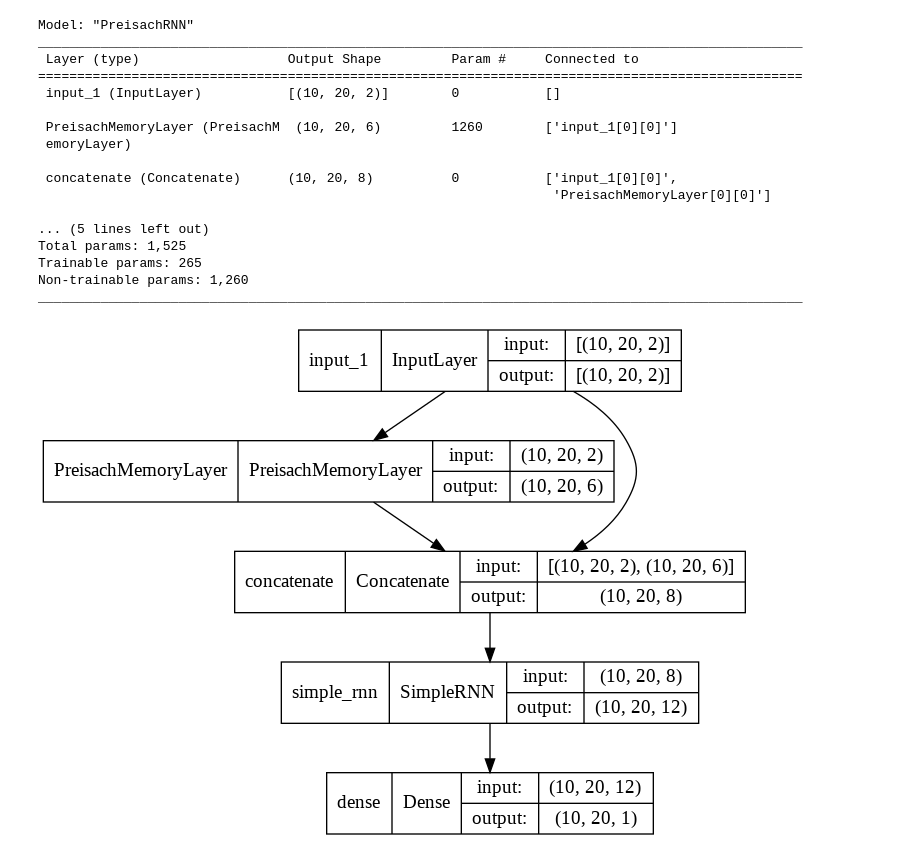
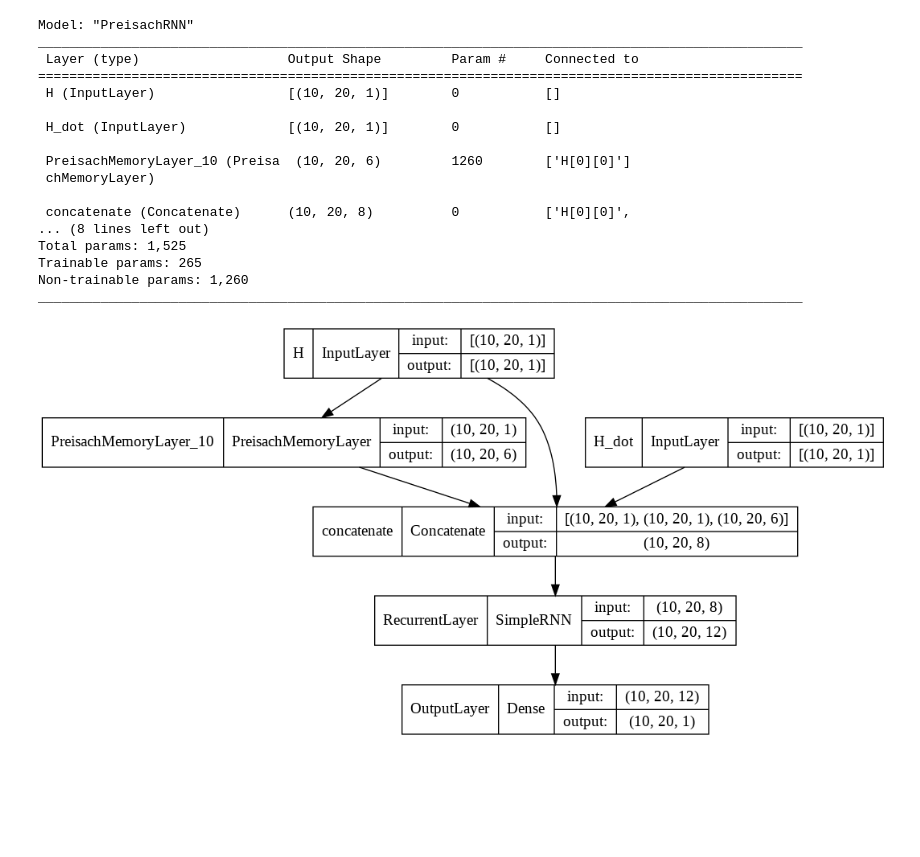
Before and after one commit to olivieromassi/Hysteresis-Modelling-with-Neural-Networks, a Jupyter notebook: Architectures/PreisachRNN.ipynb, the cells around one changed output. Saved outputs shown, nothing was run; the diff lists cells and outputs as text; code cells hidden in the pictures; blank space fills up the shorter version.

```diff
--- a/Architectures/PreisachRNN.ipynb
+++ b/Architectures/PreisachRNN.ipynb
@@ -11,16 +11,19 @@ import collections
 import json
 from google.colab import files
 # %%
+from tensorflow.math import maximum, minimum
+
 class PreisachMemoryLayer(tf.keras.layers.Layer):
-    def __init__(self, n_operators, **kwargs):
-        super(PreisachMemoryLayer, self).__init__(name="PreisachMemoryLayer", **kwargs)
+    def __init__(self, n_operators, batch_size, **kwargs):
+        super(PreisachMemoryLayer, self).__init__(name=f"PreisachMemoryLayer_{batch_size}", **kwargs)
+        self.batch_size = batch_size
         self.n_operators = n_operators
         self.first_batch = True
 
     def build(self, input_shape):
         self.input_dim = input_shape
-        self.play_operators = tf.Variable(initial_value=tf.zeros((input_shape[0], input_shape[1], self.n_operators)), trainable=False) # tf.zeros((input_shape)) # Fix the Data Structure
-        self.prev_play_operators = tf.Variable(initial_value=tf.zeros((input_shape[0], self.n_operators)), trainable=False) # tf.zeros((input_shape)) # Fix the Data Structure
+        self.play_operators = tf.Variable(initial_value=tf.zeros((input_shape[0], input_shape[1], self.n_operators)), trainable=False)
+        self.prev_play_operators = tf.Variable(initial_value=tf.zeros((input_shape[0], self.n_operators)), trainable=False)
         self.r = np.zeros(self.n_operators)
 
         for j in range(self.n_operators):
@@ -28,17 +31,15 @@ class PreisachMemoryLayer(tf.keras.layers.Layer):
             self.r[j] = (j / self.n_operators) * (1 - (-1))
 
     def call(self, inputs):
-        # TODO: Check if it is possible to remove the external loop over the batches
-        # for b in range(self.input_dim[0]):
         for t in range(self.input_dim[1]):
             for j in range(self.n_operators):
                 if t == 0:
                     if self.first_batch:
-                        self.play_operators[:, t, j].assign(tf.math.maximum(inputs[:, t, 0] - self.r[j], tf.math.minimum(inputs[:, t, 0] + self.r[j], 0))) # <-- The zero must be a Tensor with proper dimensions!
+                        self.play_operators[:, t, j].assign(maximum(inputs[:, t,] - self.r[j], minimum(inputs[:, t,] + self.r[j], 0)))
                     else:
-                        self.play_operators[:, t, j].assign(tf.math.maximum(inputs[:, t, 0] - self.r[j], tf.math.minimum(inputs[:, t, 0] + self.r[j], self.prev_play_operators[:, j])))
+                        self.play_operators[:, t, j].assign(maximum(inputs[:, t,] - self.r[j], minimum(inputs[:, t,] + self.r[j], self.prev_play_operators[:, j])))
                 else:
-                    self.play_operators[:, t, j].assign(tf.math.maximum(inputs[:, t, 0] - self.r[j], tf.math.minimum(inputs[:, t, 0] + self.r[j], self.play_operators[:, t - 1, j])))
+                    self.play_operators[:, t, j].assign(maximum(inputs[:, t,] - self.r[j], minimum(inputs[:, t,] + self.r[j], self.play_operators[:, t - 1, j])))
 
         if self.first_batch:
             self.first_batch = False
@@ -62,39 +63,41 @@ stateful = True
 # %%
 # Example: building a PreisachRNN using the custom Layer to implement Preisach Memory
 
 # Setting the number of Play Operators to be used by the model
 n_operators = 6
 rnn_units = 12
 
-inputs = tf.keras.layers.Input(shape=(seq_len, 2,), batch_size=batch_size)
-preisach_layer = PreisachMemoryLayer(n_operators=n_operators)(inputs)
+H = tf.keras.layers.Input(shape=(seq_len, 1,), batch_size=batch_size, name='H')
+H_dot = tf.keras.layers.Input(shape=(seq_len, 1,), batch_size=batch_size, name='H_dot')
 
-concatenate = tf.keras.layers.concatenate([inputs, preisach_layer])
+preisach_layer = PreisachMemoryLayer(n_operators=n_operators, batch_size=batch_size)(H)
 
-recurrent_layer = tf.keras.layers.SimpleRNN(units=rnn_units, return_sequences=True, stateful=stateful)(concatenate)
-outputs = tf.keras.layers.Dense(1, activation='linear')(recurrent_layer)
+concatenate = tf.keras.layers.concatenate([H, H_dot, preisach_layer])
+
+recurrent_layer = tf.keras.layers.SimpleRNN(units=rnn_units, return_sequences=True, stateful=stateful, name='RecurrentLayer')(concatenate)
+outputs = tf.keras.layers.Dense(1, activation='linear', name='OutputLayer')(recurrent_layer)
 
 
-model = tf.keras.Model(inputs=inputs, outputs=outputs, name='PreisachRNN')
+model = tf.keras.Model(inputs=[H, H_dot], outputs=outputs, name='PreisachRNN')
 model.summary()
 
 tf.keras.utils.plot_model(model, show_shapes=True)
 # %% [output]
 Model: "PreisachRNN"
 __________________________________________________________________________________________________
  Layer (type)                   Output Shape         Param #     Connected to
 ==================================================================================================
- input_1 (InputLayer)           [(10, 20, 2)]        0           []
+ H (InputLayer)                 [(10, 20, 1)]        0           []
 
- PreisachMemoryLayer (PreisachM  (10, 20, 6)         1260        ['input_1[0][0]']
- emoryLayer)
+ H_dot (InputLayer)             [(10, 20, 1)]        0           []
 
- concatenate (Concatenate)      (10, 20, 8)          0           ['input_1[0][0]',
-                                                                  'PreisachMemoryLayer[0][0]']
+ PreisachMemoryLayer_10 (Preisa  (10, 20, 6)         1260        ['H[0][0]']
+ chMemoryLayer)
 
-... (5 lines left out)
+ concatenate (Concatenate)      (10, 20, 8)          0           ['H[0][0]',
+... (8 lines left out)
 Total params: 1,525
 Trainable params: 265
 Non-trainable params: 1,260
 __________________________________________________________________________________________________
-[figure, old version]
+[figure, new version]
```
